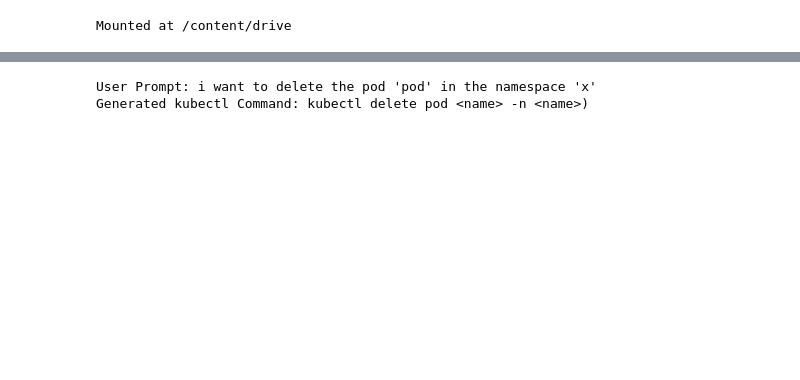
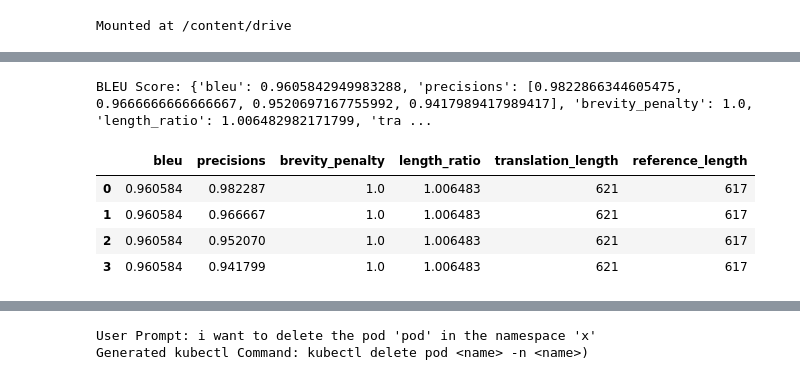
Before and after one commit to Malitha08/Kubesense-FYP, a Jupyter notebook: kubesense_main_model.ipynb, the cells around one changed output, grey strips where cells are left out. Drawn from its saved outputs; the diff is of its cells as text; code cells hidden in the pictures; blank space fills up the shorter version.

```diff
--- a/kubesense_main_model.ipynb
+++ b/kubesense_main_model.ipynb
@@ -462,11 +81,0 @@ df.head()
-# %%
-from transformers import AutoTokenizer, AutoModelForCausalLM
-
-tokenizer = AutoTokenizer.from_pretrained("google/gemma-2b-it")
-model = AutoModelForCausalLM.from_pretrained("google/gemma-2b-it")
-
-input_text = "Write me a poem about Machine Learning."
-input_ids = tokenizer(input_text, return_tensors="pt")
-
-outputs = model.generate(**input_ids)
-print(tokenizer.decode(outputs[0]))
@@ -739,0 +453,26 @@ Generated kubectl Command: kubectl apply -f <name>
+# %%
+# testing
+from nltk.translate.bleu_score import sentence_bleu, corpus_bleu
+import evaluate
+import pandas as pd
+from sklearn.model_selection import train_test_split
+
+user_prompts = data['prompt']
+commands = data['command']
+
+# Splitting the data into training and testing sets
+X_train_prompts, X_test_prompts, y_train_commands, y_test_commands = train_test_split(user_prompts, commands, test_size=0.2, random_state=42)
+
+true_commands = y_test_commands
+pred_commands = []
+
+print("Testing:")
+for index, datapoint in enumerate(X_test_prompts):
+  print(f"{index}/ {len(X_test_prompts)}")
+  pred = generate_command(datapoint)
+  pred_commands.append(pred)
+
+metric = evaluate.load("bleu")
+bleu = metric.compute(predictions=pred_commands, references=true_commands)
+
+print("BLEU Score:", bleu)
@@ -739,0 +498,14 @@ Generated kubectl Command: kubectl apply -f <name>
+# %%
+metric = evaluate.load("bleu")
+bleu = metric.compute(predictions=pred_commands, references=true_commands)
+
+print("BLEU Score:", bleu)
+test_bleu = pd.DataFrame(bleu)
+test_bleu
+# %% [output]
+BLEU Score: {'bleu': 0.9605842949983288, 'precisions': [0.9822866344605475, 0.9666666666666667, 0.9520697167755992, 0.9417989417989417], 'brevity_penalty': 1.0, 'length_ratio': 1.006482982171799, 'tra ...
+|  | bleu | precisions | brevity_penalty | length_ratio | translation_length | reference_length |
+| 0 | 0.960584 | 0.982287 | 1.0 | 1.006483 | 621 | 617 |
+| 1 | 0.960584 | 0.966667 | 1.0 | 1.006483 | 621 | 617 |
+| 2 | 0.960584 | 0.952070 | 1.0 | 1.006483 | 621 | 617 |
+| 3 | 0.960584 | 0.941799 | 1.0 | 1.006483 | 621 | 617 |
```
Also changed, not shown: parts of 62 cells of this notebook.
